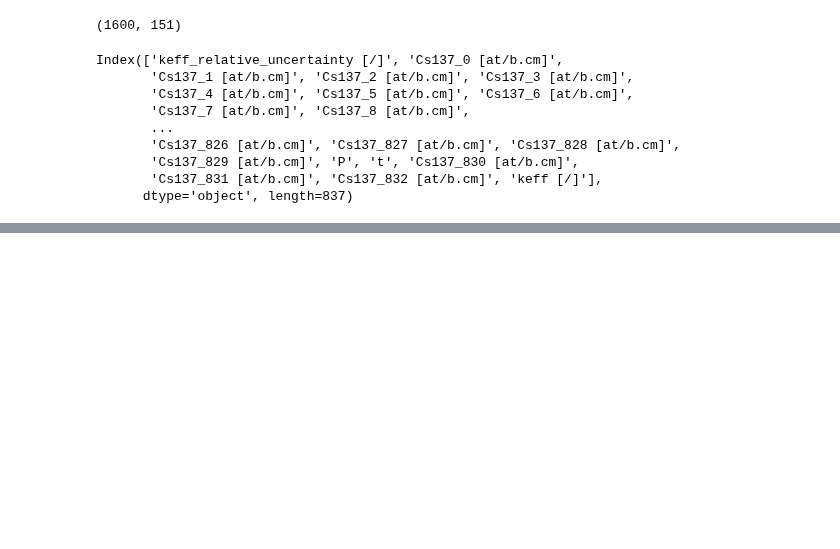
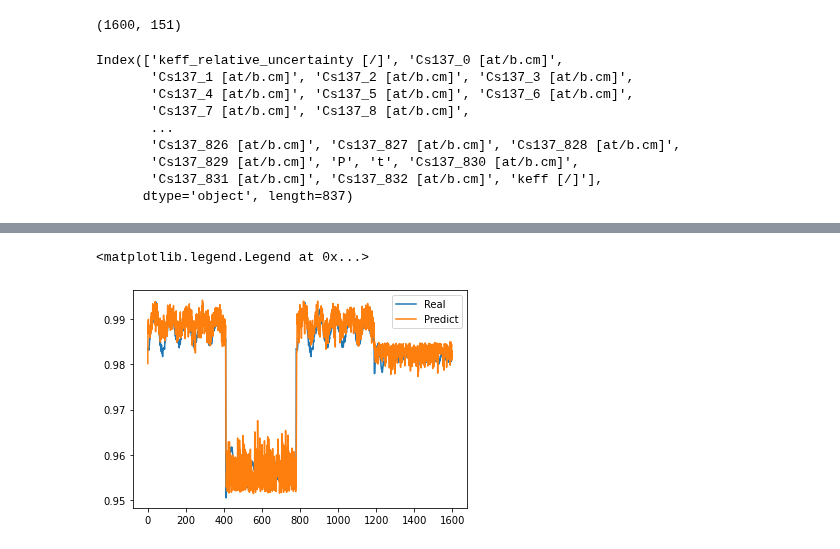
Before and after one commit to ChangyiYang/SimpleLSTM, a Jupyter notebook: GeneralLSTM.ipynb, the cells around one changed output, grey strips where cells are left out. Cells and saved outputs as stored; diff of their text form; code cells hidden in the pictures; blank space fills up the shorter version.

```diff
--- a/GeneralLSTM.ipynb
+++ b/GeneralLSTM.ipynb
@@ -262,0 +267,21 @@ plt.legend()
+# %%
+# view all data together
+import matplotlib.pyplot as plt
+
+
+X = (torch.tensor(data[:,:-1])).double()
+y = (torch.tensor(data[:,-1:])).double()
+
+result_y = np.concatenate((X, y), axis=1)
+result_predict = np.concatenate((X, model(X).detach().numpy()), axis=1)
+
+y = ss.inverse_transform(result_y)
+predict = ss.inverse_transform(result_predict)
+
+plt.figure()
+plt.plot(y[:,-1], label = "Real")
+plt.plot(predict[:,-1], label = "Predict")
+plt.legend()
+# %% [output]
+<matplotlib.legend.Legend at 0x...>
+[figure, added]
```
Also changed, not shown: parts of 5 cells of this notebook, 1 other file.
